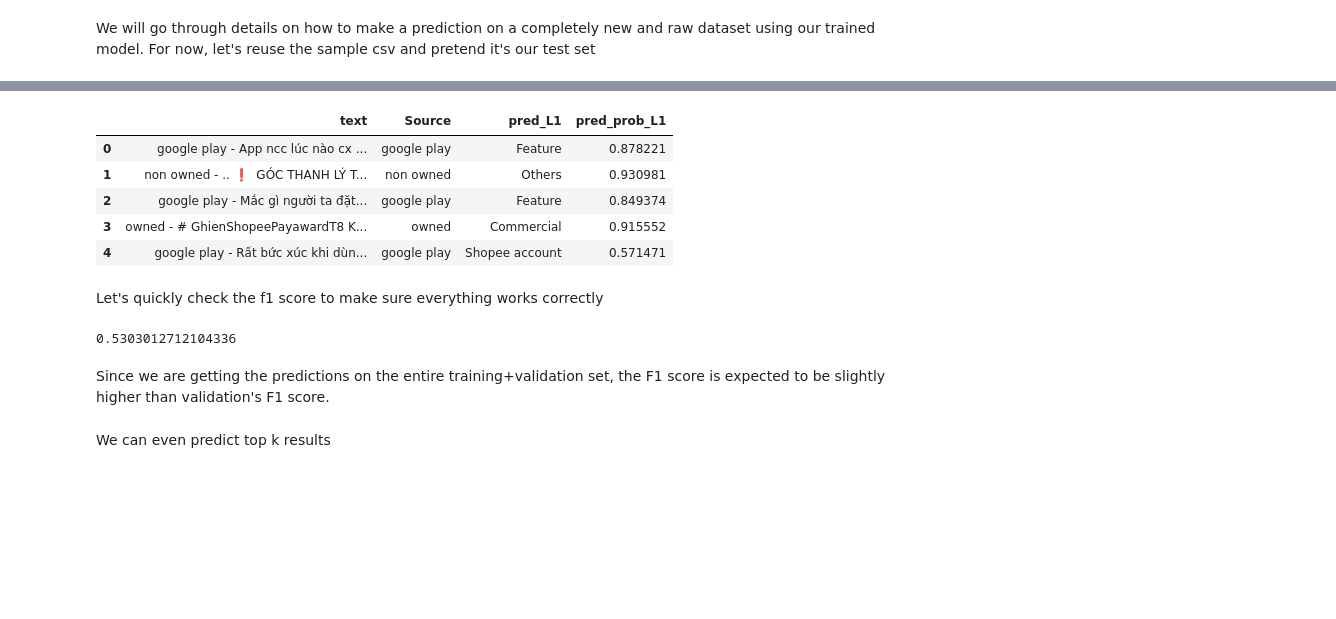
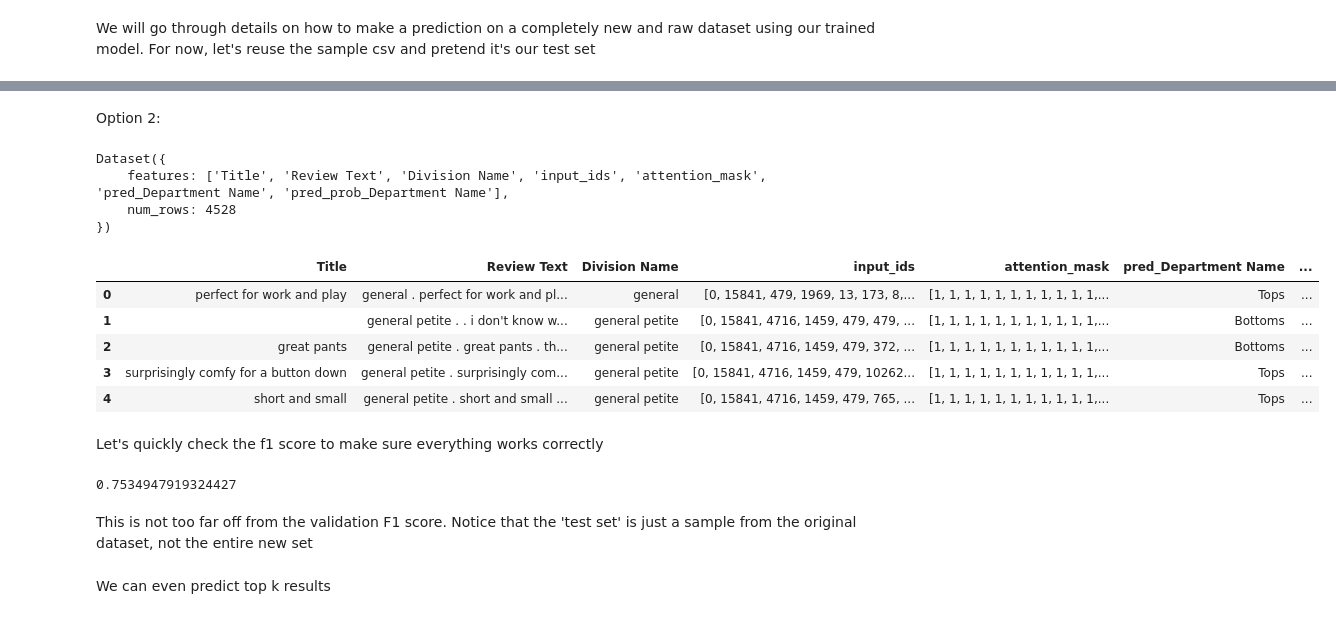
Before and after one commit to anhquan0412/that-nlp-library, a Jupyter notebook: nbs/03_model_classification_tutorial.ipynb, the cells around one changed output, grey strips where cells are left out. Drawn from its saved outputs; the diff is of its cells as text; code cells hidden in the pictures; blank space fills up the shorter version.

```diff
--- a/nbs/03_model_classification_tutorial.ipynb
+++ b/nbs/03_model_classification_tutorial.ipynb
@@ -519,0 +374,11 @@ df_test = df_test.drop(['L1','L2'],axis=1)
+# %%
+df_test = pd.read_csv('sample_data/Womens_Clothing_Reviews.csv',encoding='utf-8-sig').sample(frac=0.2,random_state=1)
+# drop NaN values in the label column
+df_test = df_test[~df_test['Department Name'].isna()].reset_index(drop=True)
+
+# save the label, as we will calculate some metrics later. We also filter out labels with NaN Review Text,
+# as there will be a filtering processing on the test set
+true_labels = df_test.loc[~df_test['Review Text'].isna(),'Department Name'].values
+
+# drop the label (you don't need to, but this is necessary to simulate an actual test set)
+df_test.drop('Department Name',axis=1,inplace=True)
@@ -562,3 +397,0 @@ Our test data has been processed + transformed (but not augmented) the same way
-# %%
-controller = ModelController(trained_model,tdm)
-df_result = controller.predict_ddict(ddict=test_ddict,ds_type='test')
@@ -566,0 +449,2 @@ df_result = controller.predict_ddict(ddict=test_ddict,ds_type='test')
+# %% [markdown]
+Option 2:
@@ -567,19 +453,33 @@ df_result = controller.predict_ddict(ddict=test_ddict,ds_type='test')
+# %%
+_test_dset = Dataset.from_pandas(df_test)
+_test_dset_predicted = controller.predict_raw_dset(_test_dset,
+                                                   do_filtering=True, # since we have some text filtering in the processing
+                                                  )
+# %%
+_test_dset_predicted
+# %% [output]
+Dataset({
+    features: ['Title', 'Review Text', 'Division Name', 'input_ids', 'attention_mask', 'pred_Department Name', 'pred_prob_Department Name'],
+    num_rows: 4528
+})
+# %%
+df_test_predicted = _test_dset_predicted.to_pandas()
 # %%
-df_result.head()
+df_test_predicted.head()
 # %% [output]
-|  | text | Source | pred_L1 | pred_prob_L1 |
-| 0 | google play - App ncc lúc nào cx ... | google play | Feature | 0.878221 |
-| 1 | non owned - .. ❗ ️ GÓC THANH LÝ T... | non owned | Others | 0.930981 |
-| 2 | google play - Mắc gì người ta đặt... | google play | Feature | 0.849374 |
-| 3 | owned - # GhienShopeePayawardT8 K... | owned | Commercial | 0.915552 |
-| 4 | google play - Rất bức xúc khi dùn... | google play | Shopee account | 0.571471 |
+|  | Title | Review Text | Division Name | input_ids | attention_mask | pred_Department Name | ... |
+| 0 | perfect for work and play | general . perfect for work and pl... | general | [0, 15841, 479, 1969, 13, 173, 8,... | [1, 1, 1, 1, 1, 1, 1, 1, 1, 1, 1,... | Tops | ... |
+| 1 |  | general petite . . i don't know w... | general petite | [0, 15841, 4716, 1459, 479, 479, ... | [1, 1, 1, 1, 1, 1, 1, 1, 1, 1, 1,... | Bottoms | ... |
+| 2 | great pants | general petite . great pants . th... | general petite | [0, 15841, 4716, 1459, 479, 372, ... | [1, 1, 1, 1, 1, 1, 1, 1, 1, 1, 1,... | Bottoms | ... |
+| 3 | surprisingly comfy for a button down | general petite . surprisingly com... | general petite | [0, 15841, 4716, 1459, 479, 10262... | [1, 1, 1, 1, 1, 1, 1, 1, 1, 1, 1,... | Tops | ... |
+| 4 | short and small | general petite . short and small ... | general petite | [0, 15841, 4716, 1459, 479, 765, ... | [1, 1, 1, 1, 1, 1, 1, 1, 1, 1, 1,... | Tops | ... |
 # %% [markdown]
 Let's quickly check the f1 score to make sure everything works correctly
 # %%
-f1_score(true_label,df_result.pred_L1,average='macro')
+f1_score(true_labels,df_test_predicted['pred_Department Name'],average='macro')
 # %% [output]
-0.5303012712104336
+0.7534947919324427
-# %% [markdown]
-Since we are getting the predictions on the entire training+validation set, the F1 score is expected to be slightly higher than validation's F1 score.
+# %% [markdown]
+This is not too far off from the validation F1 score. Notice that the 'test set' is just a sample from the original dataset, not the entire new set
 # %% [markdown]
 We can even predict top k results
```
Also changed, not shown: parts of 44 cells of this notebook, 5 other files.
